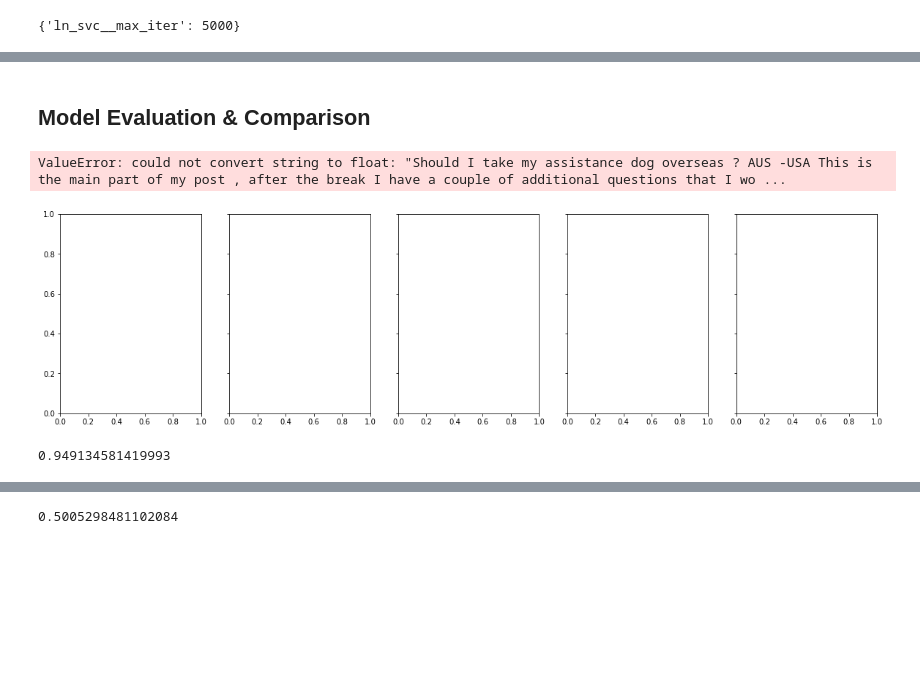
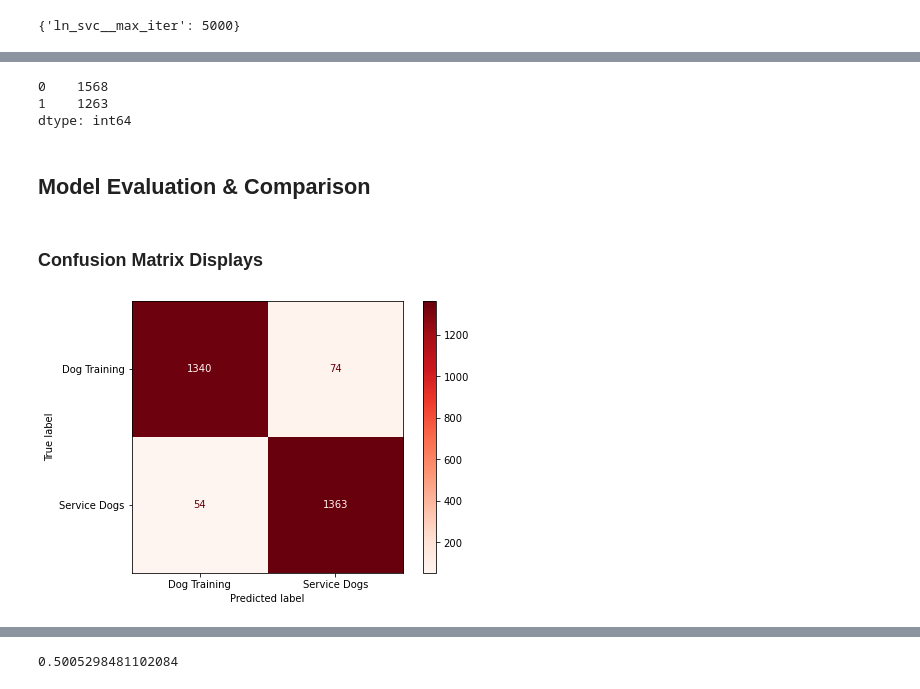
Before and after one commit to brandiehatch/project-3, a Jupyter notebook: code/project-3-hatch-model_16.ipynb, the cells around one changed output, grey strips where cells are left out. Saved outputs shown, nothing was run; the diff lists cells and outputs as text; code cells hidden in the pictures; blank space fills up the shorter version.

```diff
--- a/code/project-3-hatch-model_16.ipynb
+++ b/code/project-3-hatch-model_16.ipynb
@@ -401,38 +325,23 @@ results.head()
+# %%
+pd.Series(gs_svc.predict(X_test)).value_counts()
+# %% [output]
+0    1568
+1    1263
+dtype: int64
 # %% [markdown]
 ## Model Evaluation & Comparison
-# %%
-classifiers = {
-    "Random Forest Classifier": RandomForestClassifier(),
-    "Decision Tree Classifier": DecisionTreeClassifier(),
-    "Linear SVC": LinearSVC(),
-    "Support Vector Classifier": SVC(),
-    "LogisiticRegression": LogisticRegression(),
-}
-
-f, axes = plt.subplots(1, 5, figsize=(20, 5), sharey='row')
-
-for i, (key, classifier) in enumerate(classifiers.items()):
-    y_pred = classifier.fit(X_train, y_train).predict(X_test)
-    cf_matrix = confusion_matrix(y_test, y_pred)
-    disp = ConfusionMatrixDisplay(cf_matrix,
-                                  display_labels=['Dog Training', 'Service Dogs'])
-    disp.plot(ax=axes[i], xticks_rotation=45)
-    disp.ax_.set_title(key)
-    disp.im_.colorbar.remove()
-    disp.ax_.set_xlabel('')
-    if i!=0:
-        disp.ax_.set_ylabel('')
-
-f.text(0.4, 0.1, 'Predicted label', ha='left')
-plt.subplots_adjust(wspace=0.40, hspace=0.1)
-
-
-f.colorbar(disp.im_, ax=axes)
-plt.show()
-# %% [output]
-ValueError: could not convert string to float: "Should I take my assistance dog overseas ? AUS -USA This is the main part of my post , after the break I have a couple of additional questions that I wo ...
-[figure, removed]
-# %%
-accuracy_score(y_test, tree_gs.predict(X_test))
-# %% [output]
-0.949134581419993
+# %% [markdown]
+### Confusion Matrix Displays
+# %%
+# Random Forest Classifier
+fig, ax = plt.subplots(figsize=(7, 5))
+ConfusionMatrixDisplay.from_estimator(
+    gs,
+    X_test,
+    y_test,
+    display_labels=['Dog Training', 'Service Dogs'],
+    cmap='Reds',
+    ax=ax
+);
+# %% [output]
+[figure, added]
```
Also changed, not shown: parts of 57 cells of this notebook, 17 other files.
